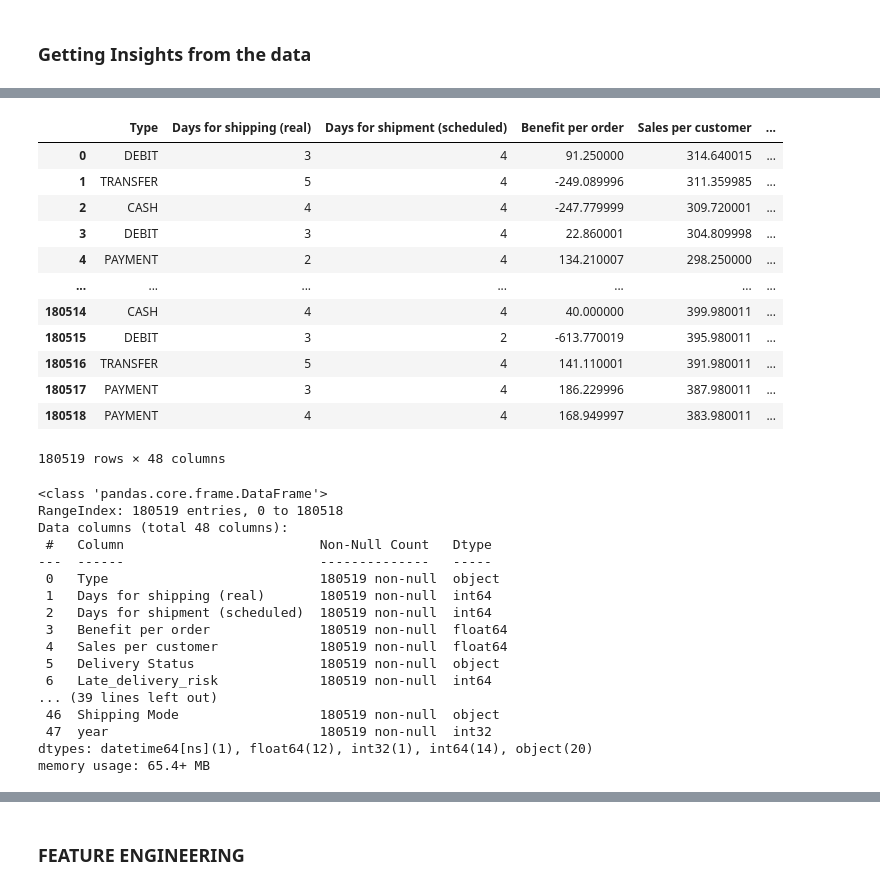
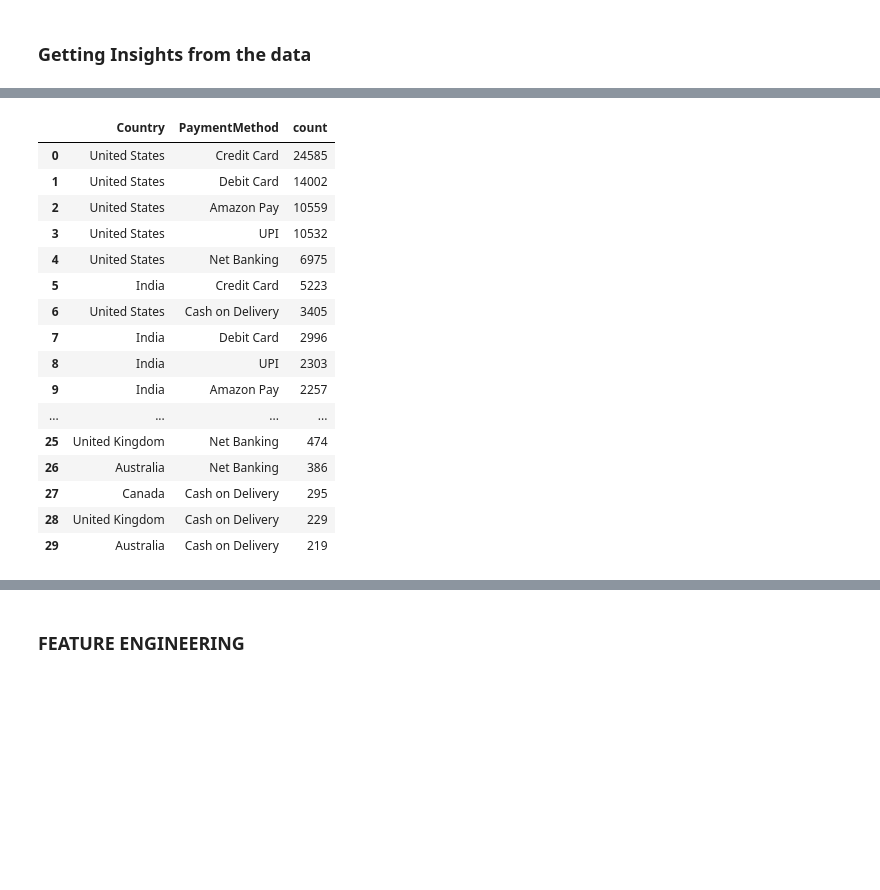
Before and after one commit to amrelgamal154/MID-project-trial-1, a Jupyter notebook: MID project trial.ipynb, the cells around one changed output, grey strips where cells are left out. Saved outputs shown, nothing was run; the diff lists cells and outputs as text; code cells hidden in the pictures; blank space fills up the shorter version.

Commit message:
DataCoSupplyChainDataset

```diff
--- a/MID project trial.ipynb
+++ b/MID project trial.ipynb
@@ -209,4 +135,2 @@ df.drop(['Customer Zipcode','Customer Email','Product Image','Customer Email','C
-# %%
-df.drop(['Order Zipcode','Product Description'],axis=1,inplace=True)
 # %% [markdown]
 ### Getting Insights from the data
@@ -392,2 +136,0 @@ print(df[df['Customer Lname'].isna()][['Customer Fname', 'Customer Lname', 'Cust
-# %%
-df['Customer Lname'] = df['Customer Lname'].fillna('Unknown')
@@ -443,2 +136,0 @@ Name: order date (DateOrders), dtype: object
-# %%
-df['order date (DateOrders)'] = pd.to_datetime(df['order date (DateOrders)'])
@@ -456,3 +136,0 @@ Name: order date (DateOrders), dtype: object
-# %%
-df['year'] = df['order date (DateOrders)'].dt.year
-df['year']
@@ -577,37 +137,20 @@ df.to_parquet('dataco_supply_chain_clean.parquet')
-# %%
-df_par = pd.read_parquet('dataco_supply_chain_clean.parquet')
-df_par
-# %% [output]
-|  | Type | Days for shipping (real) | Days for shipment (scheduled) | Benefit per order | Sales per customer | ... |
-| 0 | DEBIT | 3 | 4 | 91.250000 | 314.640015 | ... |
-| 1 | TRANSFER | 5 | 4 | -249.089996 | 311.359985 | ... |
-| 2 | CASH | 4 | 4 | -247.779999 | 309.720001 | ... |
-| 3 | DEBIT | 3 | 4 | 22.860001 | 304.809998 | ... |
-| 4 | PAYMENT | 2 | 4 | 134.210007 | 298.250000 | ... |
-| ... | ... | ... | ... | ... | ... | ... |
-| 180514 | CASH | 4 | 4 | 40.000000 | 399.980011 | ... |
-| 180515 | DEBIT | 3 | 2 | -613.770019 | 395.980011 | ... |
-| 180516 | TRANSFER | 5 | 4 | 141.110001 | 391.980011 | ... |
-| 180517 | PAYMENT | 3 | 4 | 186.229996 | 387.980011 | ... |
-| 180518 | PAYMENT | 4 | 4 | 168.949997 | 383.980011 | ... |
-180519 rows × 48 columns
-# %%
-df_par.info()
-# %% [output]
-<class 'pandas.core.frame.DataFrame'>
-RangeIndex: 180519 entries, 0 to 180518
-Data columns (total 48 columns):
- #   Column                         Non-Null Count   Dtype
----  ------                         --------------   -----
- 0   Type                           180519 non-null  object
- 1   Days for shipping (real)       180519 non-null  int64
- 2   Days for shipment (scheduled)  180519 non-null  int64
- 3   Benefit per order              180519 non-null  float64
- 4   Sales per customer             180519 non-null  float64
- 5   Delivery Status                180519 non-null  object
- 6   Late_delivery_risk             180519 non-null  int64
-... (39 lines left out)
- 46  Shipping Mode                  180519 non-null  object
- 47  year                           180519 non-null  int32
-dtypes: datetime64[ns](1), float64(12), int32(1), int64(14), object(20)
-memory usage: 65.4+ MB
+# %%
+df.groupby ('Country')[['PaymentMethod']].value_counts().sort_values(ascending=False).reset_index()
+# %% [output]
+|  | Country | PaymentMethod | count |
+| 0 | United States | Credit Card | 24585 |
+| 1 | United States | Debit Card | 14002 |
+| 2 | United States | Amazon Pay | 10559 |
+| 3 | United States | UPI | 10532 |
+| 4 | United States | Net Banking | 6975 |
+| 5 | India | Credit Card | 5223 |
+| 6 | United States | Cash on Delivery | 3405 |
+| 7 | India | Debit Card | 2996 |
+| 8 | India | UPI | 2303 |
+| 9 | India | Amazon Pay | 2257 |
+| ... | ... | ... | ... |
+| 25 | United Kingdom | Net Banking | 474 |
+| 26 | Australia | Net Banking | 386 |
+| 27 | Canada | Cash on Delivery | 295 |
+| 28 | United Kingdom | Cash on Delivery | 229 |
+| 29 | Australia | Cash on Delivery | 219 |
```
Also changed, not shown: parts of 61 cells of this notebook, 11 other files.
